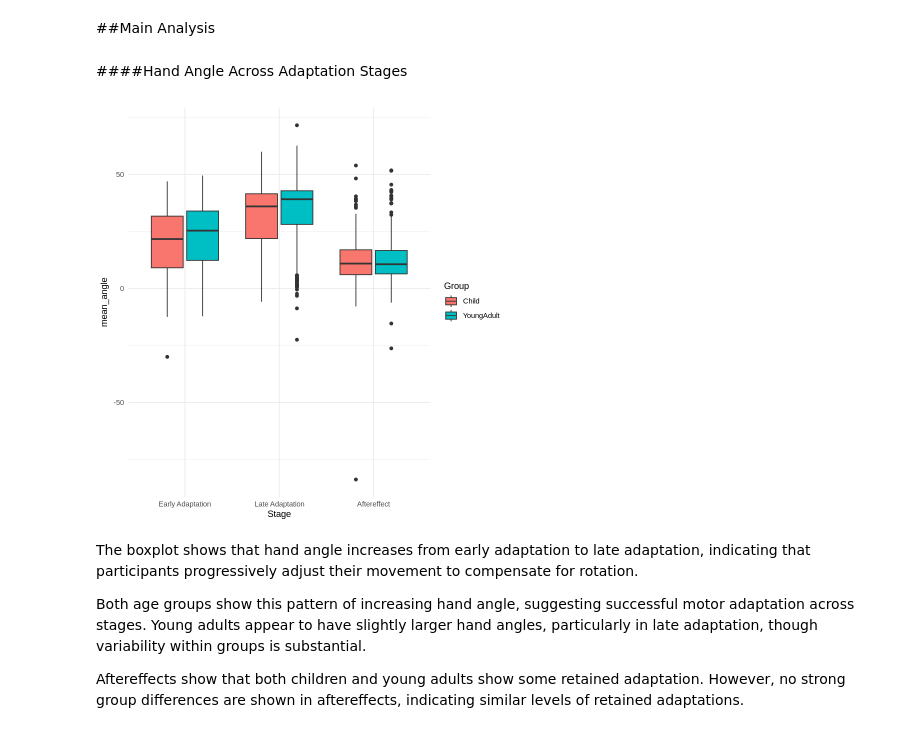
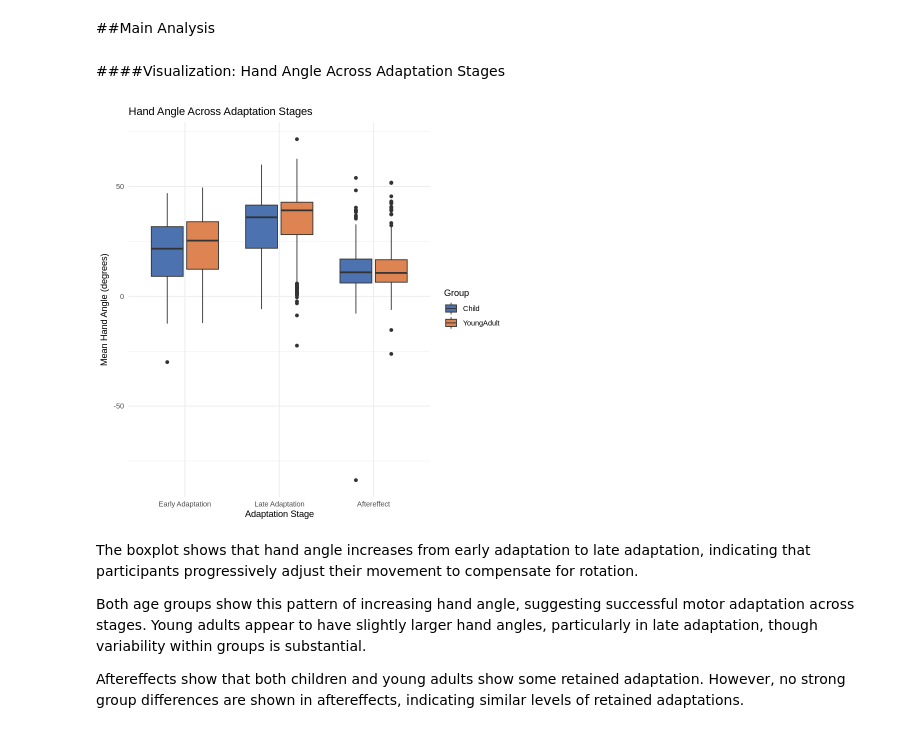
Before and after one commit to scelliot-cpu/Elliott_DSPN_26_FinalProject, a Jupyter notebook: Elliott_DSPN_S26_FinalProject.ipynb, the cells around one changed output. Saved outputs shown, nothing was run; the diff lists cells and outputs as text; code cells hidden in the pictures.

```diff
--- a/Elliott_DSPN_S26_FinalProject.ipynb
+++ b/Elliott_DSPN_S26_FinalProject.ipynb
@@ -298,16 +304,23 @@ This project includes three levels of analysis:
 
 ##Main Analysis
 # %% [markdown]
-####Hand Angle Across Adaptation Stages
+####Visualization: Hand Angle Across Adaptation Stages
 # %%
 summary_data$Stage <- factor(summary_data$Stage,
   levels = c("Early Adaptation", "Late Adaptation", "Aftereffect")
 )
 ggplot(summary_data, aes(x = Stage, y = mean_angle, fill = Group)) +
   geom_boxplot() +
-  theme_minimal()
+  scale_fill_manual(values = c("Child" = "#4C72B0", "YoungAdult" = "#DD8452")) +
+  theme_minimal() +
+  labs(
+    title = "Hand Angle Across Adaptation Stages",
+    x = "Adaptation Stage",
+    y = "Mean Hand Angle (degrees)",
+    fill = "Group"
+  )
 # %% [output]
-[figure, old version]
+[figure, new version]
 # %% [markdown]
 The boxplot shows that hand angle increases from early adaptation to late adaptation, indicating that participants progressively adjust their movement to compensate for rotation.
 
```
Also changed, not shown: parts of 31 cells of this notebook.
